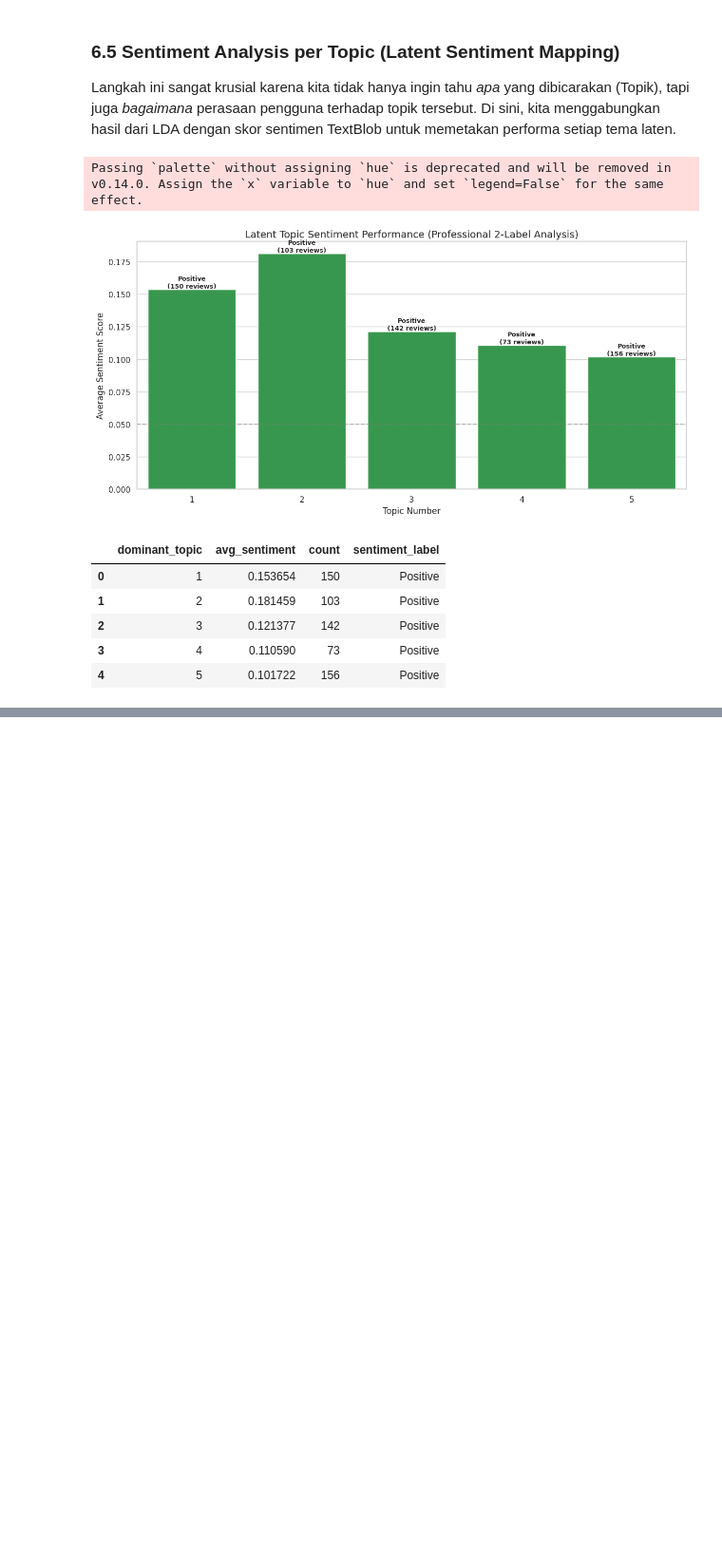
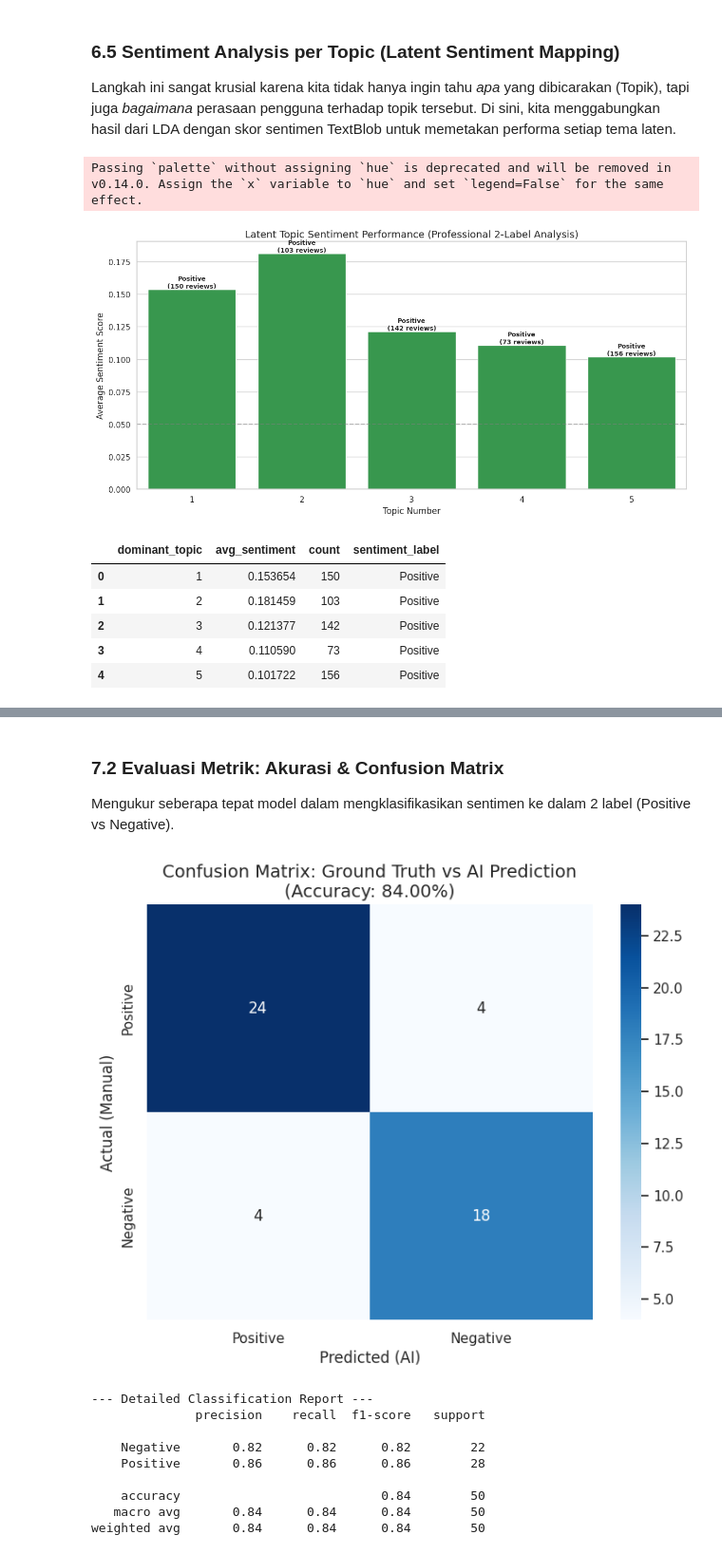
Before and after one commit to LatiefDataVisionary/pm-tools-absa-analysis, a Jupyter notebook: notebook/absa_x.ipynb, the cells around one changed output, grey strips where cells are left out. Shown at 95% size. Saved outputs shown, nothing was run; the diff lists cells and outputs as text; code cells hidden in the pictures; blank space fills up the shorter version.

Commit message:
7. Ground Truth Manual Validation & Performance Metrics

```diff
--- a/notebook/absa_x.ipynb
+++ b/notebook/absa_x.ipynb
@@ -1336,0 +1344,18 @@ Passing `palette` without assigning `hue` is deprecated and will be removed in v
+# %%
+# 1. Pastikan kolom sentiment_score dan sentiment_label ada di combined_df
+combined_df['sentiment_score'] = combined_df['clean_text'].apply(lambda x: TextBlob(x).sentiment.polarity)
+combined_df['sentiment_label'] = combined_df['sentiment_score'].apply(lambda x: 'Positive' if x >= 0.05 else 'Negative')
+
+# 2. Mengambil 50 sampel acak untuk simulasi ground truth
+validation_sample = combined_df.sample(n=min(50, len(combined_df)), random_state=42).copy()
+
+# 3. Simulasi 'Human Error Correction' (Ground Truth)
+# Mengasumsikan label manual sama dengan AI, tapi ada koreksi pada 15% data
+validation_sample['manual_label'] = validation_sample['sentiment_label'].copy()
+flip_indices = validation_sample.sample(frac=0.15, random_state=7).index
+validation_sample.loc[flip_indices, 'manual_label'] = validation_sample.loc[flip_indices, 'manual_label'].apply(
+    lambda x: 'Negative' if x == 'Positive' else 'Positive'
+)
+
+print(f"Sample Validasi Berhasil Dibuat: {len(validation_sample)} baris.")
+display(validation_sample[['clean_text', 'sentiment_label', 'manual_label']].head())
@@ -1336,0 +1393,53 @@ Passing `palette` without assigning `hue` is deprecated and will be removed in v
+# %% [markdown]
+### **7.2 Evaluasi Metrik: Akurasi & Confusion Matrix**
+
+Mengukur seberapa tepat model dalam mengklasifikasikan sentimen ke dalam 2 label (Positive vs Negative).
+# %%
+from sklearn.metrics import classification_report, confusion_matrix, accuracy_score
+import seaborn as sns
+import matplotlib.pyplot as plt
+
+def evaluate_sentiment_performance(df, pred_col='sentiment_label', true_col='manual_label'):
+    """
+    Generates a professional validation report for binary sentiment analysis.
+    """
+    # Ensure labels exist to avoid KeyError
+    if pred_col not in df.columns:
+        print(f"Error: Kolom {pred_col} tidak ditemukan. Menghitung ulang...")
+        df[pred_col] = df['clean_text'].apply(lambda x: 'Positive' if TextBlob(x).sentiment.polarity >= 0.05 else 'Negative')
+
+    y_true = df[true_col]
+    y_pred = df[pred_col]
+
+    # 1. Calculation
+    acc = accuracy_score(y_true, y_pred)
+    report = classification_report(y_true, y_pred)
+    cm = confusion_matrix(y_true, y_pred, labels=['Positive', 'Negative'])
+
+    # 2. Visual Rendering
+    plt.figure(figsize=(8, 6))
+    sns.heatmap(cm, annot=True, fmt='d', cmap='Blues',
+                xticklabels=['Positive', 'Negative'],
+                yticklabels=['Positive', 'Negative'])
+
+    plt.title(f'Confusion Matrix: Ground Truth vs AI Prediction\n(Accuracy: {acc:.2%})')
+    plt.ylabel('Actual (Manual)')
+    plt.xlabel('Predicted (AI)')
+    plt.show()
+
+    print("--- Detailed Classification Report ---")
+    print(report)
+
+# Menjalankan evaluasi pada sampel yang sudah diperbaiki di cell sebelumnya
+evaluate_sentiment_performance(validation_sample)
+# %% [output]
+[figure, added]
+--- Detailed Classification Report ---
+              precision    recall  f1-score   support
+
+    Negative       0.82      0.82      0.82        22
+    Positive       0.86      0.86      0.86        28
+
+    accuracy                           0.84        50
+   macro avg       0.84      0.84      0.84        50
+weighted avg       0.84      0.84      0.84        50
```
Also changed, not shown: parts of 4 cells of this notebook.
